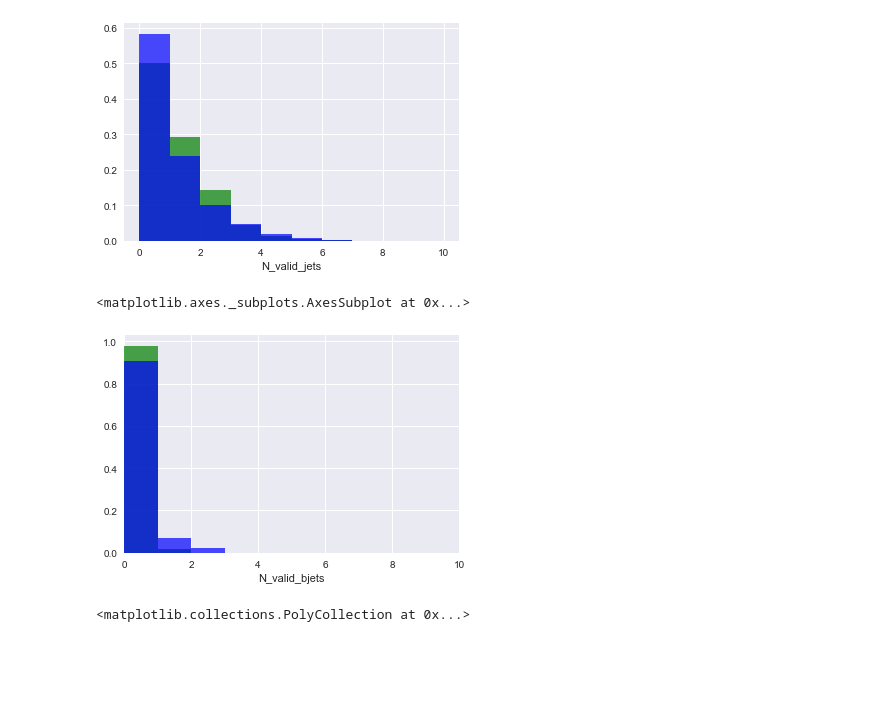
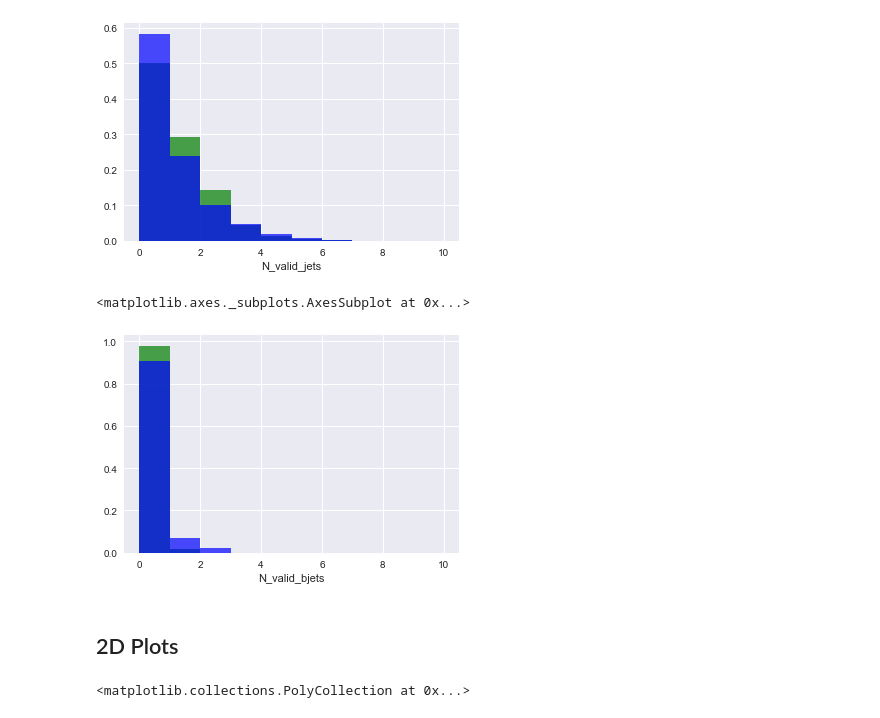
Before and after one commit to acarnes/py-ml, a Jupyter notebook: h2mumu/h2mumu.ipynb, the cells around one changed output. Drawn from its saved outputs; the diff is of its cells as text; code cells hidden in the pictures; blank space fills up the shorter version.

```diff
--- a/h2mumu/h2mumu.ipynb
+++ b/h2mumu/h2mumu.ipynb
@@ -84,10 +167,11 @@ sns.distplot(bkgdf.N_valid_jets, kde=False, norm_hist=True, bins=10, color='blue
 <matplotlib.axes._subplots.AxesSubplot at 0x...>
 [figure]
 # %%
-plt.xlim(0,10)
 sns.distplot(sigdf.N_valid_bjets, kde=False, norm_hist=True, bins=10, color='green', hist_kws={'range': (0,10),'weights': sigdf.weight, 'alpha': 0.7})
 sns.distplot(bkgdf.N_valid_bjets, kde=False, norm_hist=True, bins=10, color='blue', hist_kws={'range': (0,10),'weights': bkgdf.weight, 'alpha': 0.7})
 # %% [output]
 <matplotlib.axes._subplots.AxesSubplot at 0x...>
-[figure, old version]
+[figure, new version]
+# %% [markdown]
+## 2D Plots
 # %%
```
Also changed, not shown: parts of 31 cells of this notebook.
